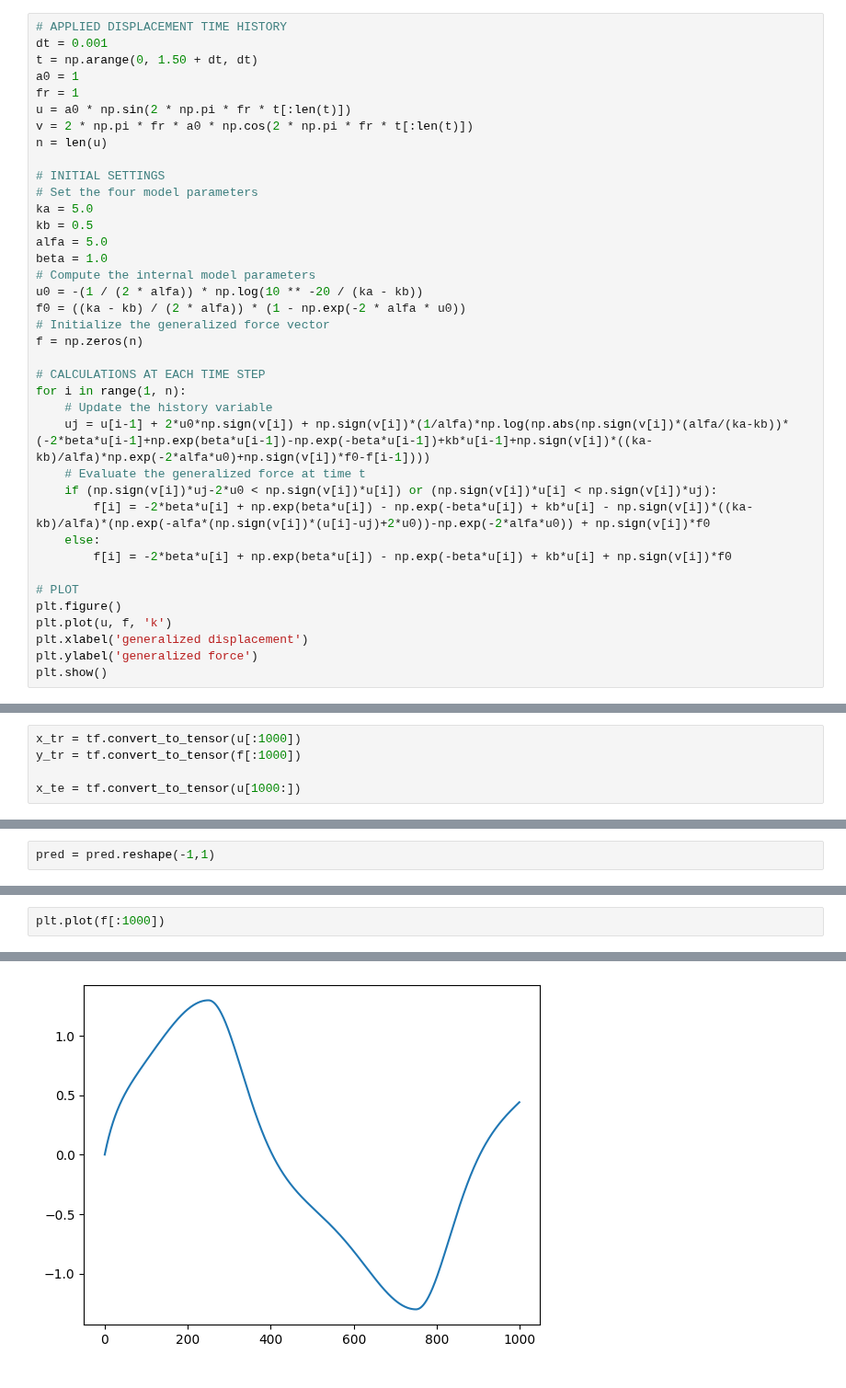
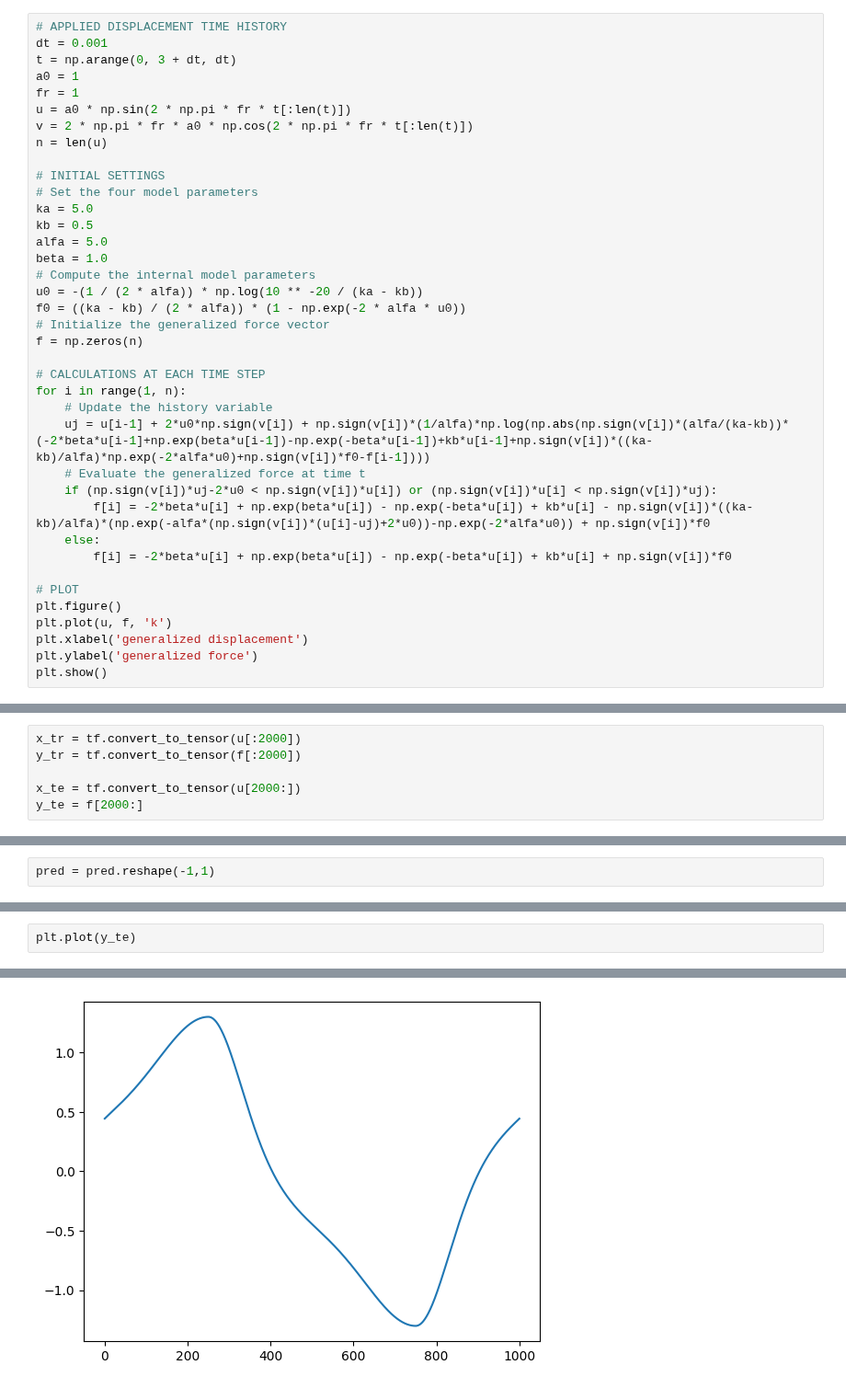
Before and after one commit to Jjineeq/hysteresis_curve, a Jupyter notebook: 23_04_26.ipynb, the cells around one changed output, grey strips where cells are left out. Shown at 92% size. Saved outputs shown, nothing was run; the diff lists cells and outputs as text.

```diff
--- a/23_04_26.ipynb
+++ b/23_04_26.ipynb
@@ -123,7 +109,7 @@ plt.show()
 # %%
 # APPLIED DISPLACEMENT TIME HISTORY
 dt = 0.001
-t = np.arange(0, 1.50 + dt, dt)
+t = np.arange(0, 3 + dt, dt)
 a0 = 1
 fr = 1
 u = a0 * np.sin(2 * np.pi * fr * t[:len(t)])
@@ -173,10 +156,11 @@ from keras.models import Sequential
 import tensorflow as tf
 from tensorflow.keras.layers import Dense, LSTM
 # %%
-x_tr = tf.convert_to_tensor(u[:1000])
-y_tr = tf.convert_to_tensor(f[:1000])
+x_tr = tf.convert_to_tensor(u[:2000])
+y_tr = tf.convert_to_tensor(f[:2000])
 
-x_te = tf.convert_to_tensor(u[1000:])
+x_te = tf.convert_to_tensor(u[2000:])
+y_te = f[2000:]
 # %%
 x_tr = tf.reshape(x_tr, (-1, 1, 1))
 y_tr = tf.reshape(y_tr, (-1, 1, 1))
@@ -243,5 +233,5 @@ plt.plot(pred)
 # %%
-plt.plot(f[:1000])
+plt.plot(y_te)
 # %% [output]
 [<matplotlib.lines.Line2D at 0x...>]
-[figure, old version]
+[figure, new version]
```
Also changed, not shown: parts of 21 cells of this notebook.
